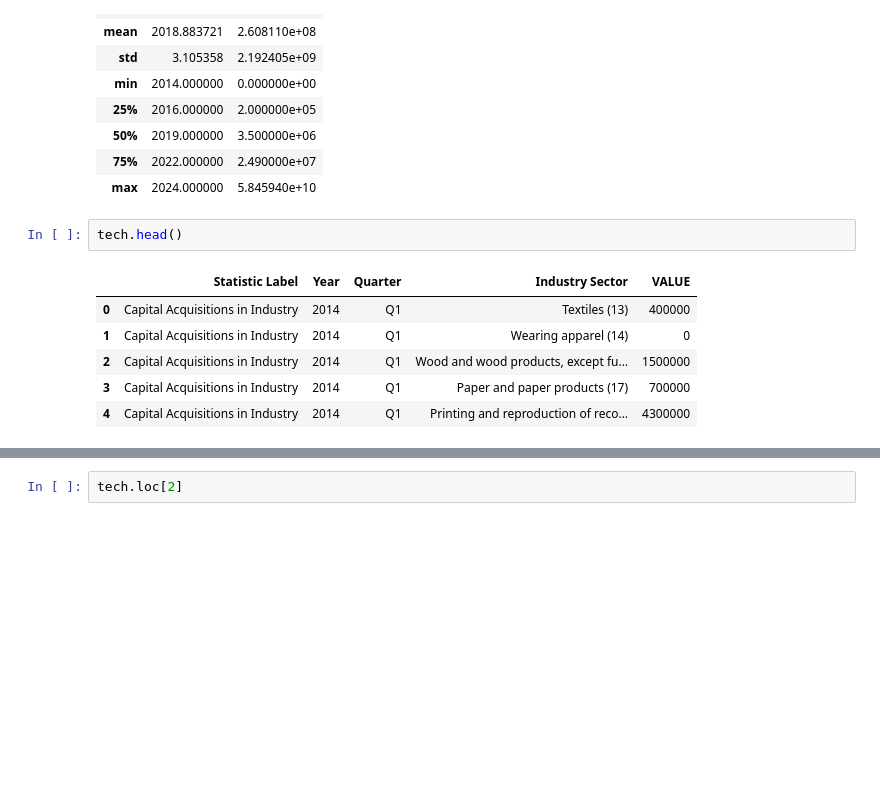
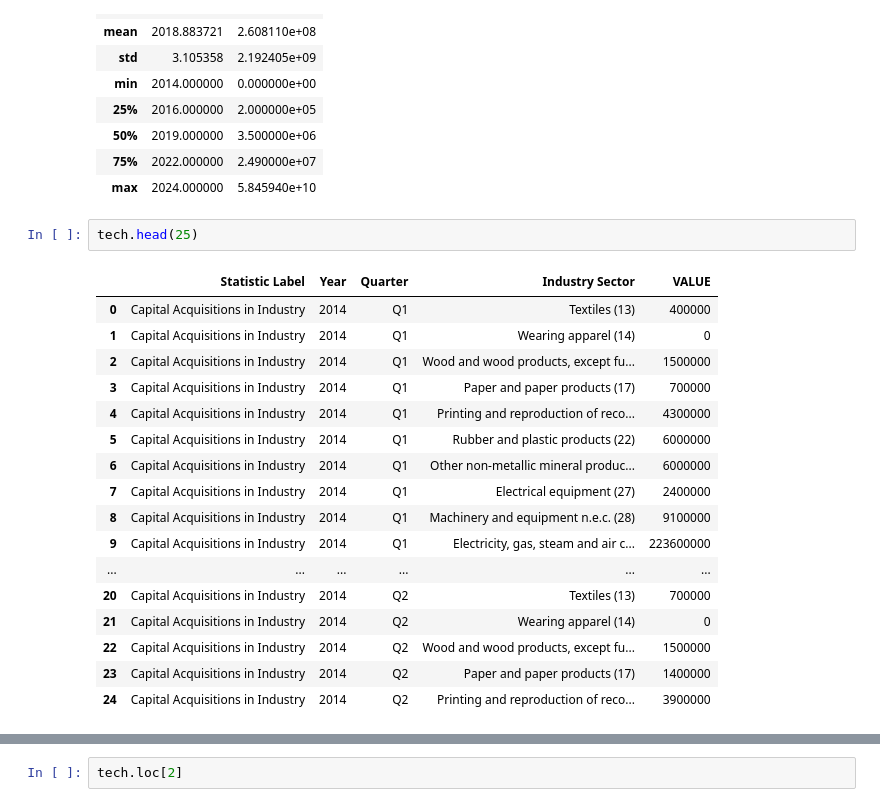
Before and after one commit to CCT-Dublin/capstone-project-JeissonSPreciado, a Jupyter notebook: Tech.ipynb, the cells around one changed output, grey strips where cells are left out. Saved outputs shown, nothing was run; the diff lists cells and outputs as text; blank space fills up the shorter version.

```diff
--- a/Tech.ipynb
+++ b/Tech.ipynb
@@ -38,11 +38,22 @@ tech.describe()
 | 75% | 2022.000000 | 2.490000e+07 |
 | max | 2024.000000 | 5.845940e+10 |
 # %%
-tech.head()
+tech.head(25)
 # %% [output]
 |  | Statistic Label | Year | Quarter | Industry Sector | VALUE |
 | 0 | Capital Acquisitions in Industry | 2014 | Q1 | Textiles (13) | 400000 |
 | 1 | Capital Acquisitions in Industry | 2014 | Q1 | Wearing apparel (14) | 0 |
 | 2 | Capital Acquisitions in Industry | 2014 | Q1 | Wood and wood products, except fu... | 1500000 |
 | 3 | Capital Acquisitions in Industry | 2014 | Q1 | Paper and paper products (17) | 700000 |
 | 4 | Capital Acquisitions in Industry | 2014 | Q1 | Printing and reproduction of reco... | 4300000 |
+| 5 | Capital Acquisitions in Industry | 2014 | Q1 | Rubber and plastic products (22) | 6000000 |
+| 6 | Capital Acquisitions in Industry | 2014 | Q1 | Other non-metallic mineral produc... | 6000000 |
+| 7 | Capital Acquisitions in Industry | 2014 | Q1 | Electrical equipment (27) | 2400000 |
+| 8 | Capital Acquisitions in Industry | 2014 | Q1 | Machinery and equipment n.e.c. (28) | 9100000 |
+| 9 | Capital Acquisitions in Industry | 2014 | Q1 | Electricity, gas, steam and air c... | 223600000 |
+| ... | ... | ... | ... | ... | ... |
+| 20 | Capital Acquisitions in Industry | 2014 | Q2 | Textiles (13) | 700000 |
+| 21 | Capital Acquisitions in Industry | 2014 | Q2 | Wearing apparel (14) | 0 |
+| 22 | Capital Acquisitions in Industry | 2014 | Q2 | Wood and wood products, except fu... | 1500000 |
+| 23 | Capital Acquisitions in Industry | 2014 | Q2 | Paper and paper products (17) | 1400000 |
+| 24 | Capital Acquisitions in Industry | 2014 | Q2 | Printing and reproduction of reco... | 3900000 |
```
Also changed, not shown: parts of 2 cells of this notebook, 1 other file.
